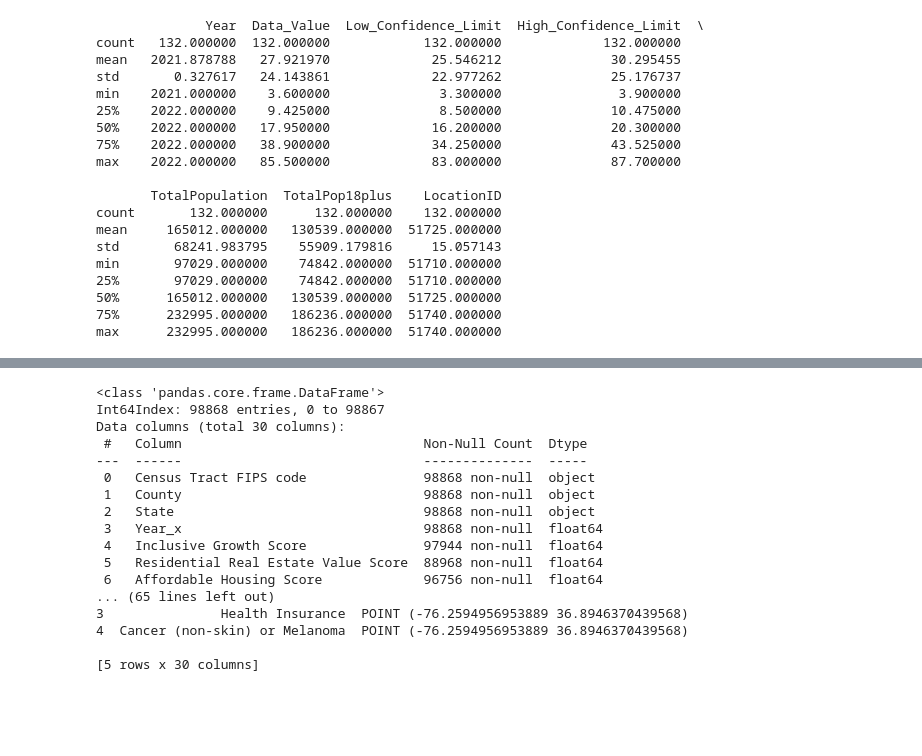
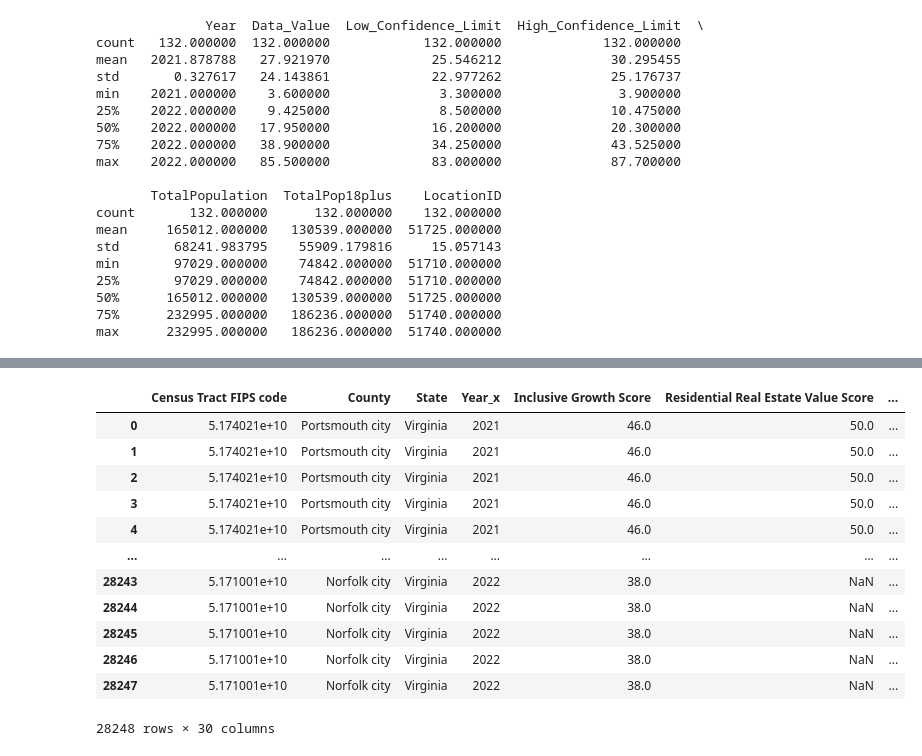
Before and after one commit to coreen-mullen/VikingStorm, a Jupyter notebook: VIKINGSTORM.ipynb, the cells around one changed output, grey strips where cells are left out. Cells and saved outputs as stored; diff of their text form; code cells hidden in the pictures; blank space fills up the shorter version.

```diff
--- a/VIKINGSTORM.ipynb
+++ b/VIKINGSTORM.ipynb
@@ -283,32 +271,27 @@ print(Va_data['LocationID'].unique())
 # %%
 merged_data = pd.merge(
-    IGS_data,
+    IGS_2122,
     Va_data,
     left_on=['State'],
     right_on=['StateDesc'],
     how='inner'
 )
 
-print(merged_data.info())
-print(merged_data.head())
+merged_data
 # %% [output]
+|  | Census Tract FIPS code | County | State | Year_x | Inclusive Growth Score | Residential Real Estate Value Score | ... |
+| 0 | 5.174021e+10 | Portsmouth city | Virginia | 2021 | 46.0 | 50.0 | ... |
+| 1 | 5.174021e+10 | Portsmouth city | Virginia | 2021 | 46.0 | 50.0 | ... |
+| 2 | 5.174021e+10 | Portsmouth city | Virginia | 2021 | 46.0 | 50.0 | ... |
+| 3 | 5.174021e+10 | Portsmouth city | Virginia | 2021 | 46.0 | 50.0 | ... |
+| 4 | 5.174021e+10 | Portsmouth city | Virginia | 2021 | 46.0 | 50.0 | ... |
+| ... | ... | ... | ... | ... | ... | ... | ... |
+| 28243 | 5.171001e+10 | Norfolk city | Virginia | 2022 | 38.0 | NaN | ... |
+| 28244 | 5.171001e+10 | Norfolk city | Virginia | 2022 | 38.0 | NaN | ... |
+| 28245 | 5.171001e+10 | Norfolk city | Virginia | 2022 | 38.0 | NaN | ... |
+| 28246 | 5.171001e+10 | Norfolk city | Virginia | 2022 | 38.0 | NaN | ... |
+| 28247 | 5.171001e+10 | Norfolk city | Virginia | 2022 | 38.0 | NaN | ... |
-<class 'pandas.core.frame.DataFrame'>
-Int64Index: 98868 entries, 0 to 98867
-Data columns (total 30 columns):
- #   Column                               Non-Null Count  Dtype
----  ------                               --------------  -----
- 0   Census Tract FIPS code               98868 non-null  object
- 1   County                               98868 non-null  object
- 2   State                                98868 non-null  object
- 3   Year_x                               98868 non-null  float64
- 4   Inclusive Growth Score               97944 non-null  float64
- 5   Residential Real Estate Value Score  88968 non-null  float64
- 6   Affordable Housing Score             96756 non-null  float64
-... (65 lines left out)
-3               Health Insurance  POINT (-76.2594956953889 36.8946370439568)
-4  Cancer (non-skin) or Melanoma  POINT (-76.2594956953889 36.8946370439568)
-
-[5 rows x 30 columns]
+28248 rows × 30 columns
 # %%
 merged_data.info()
 # %% [output]
```
Also changed, not shown: parts of 16 cells of this notebook.
